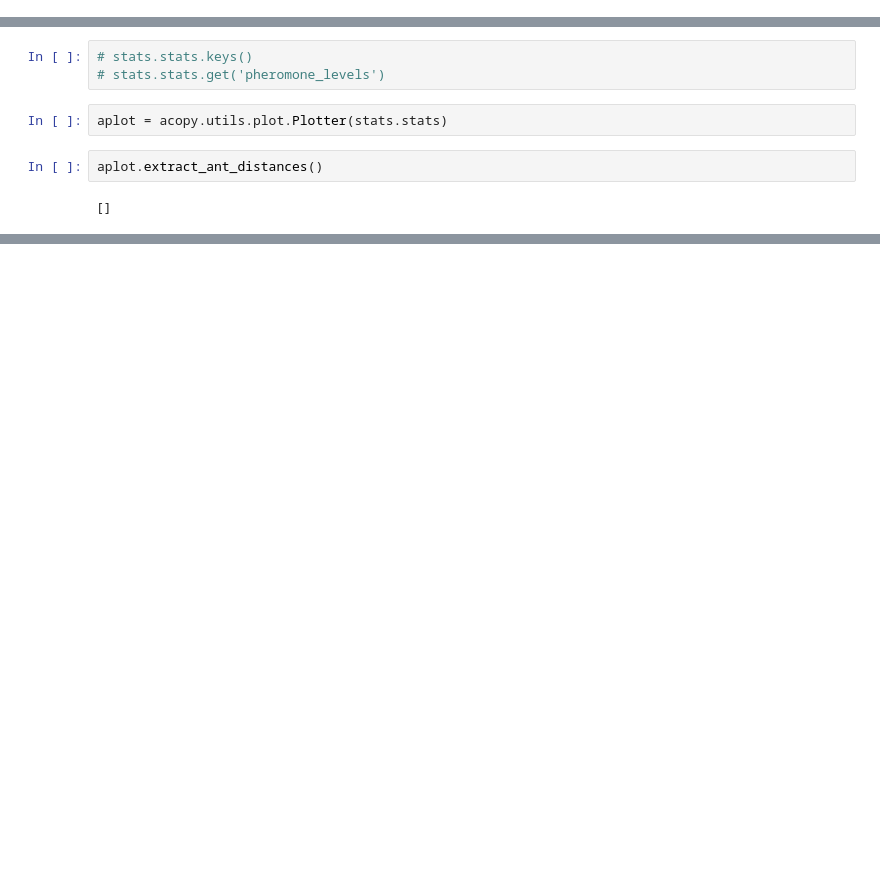
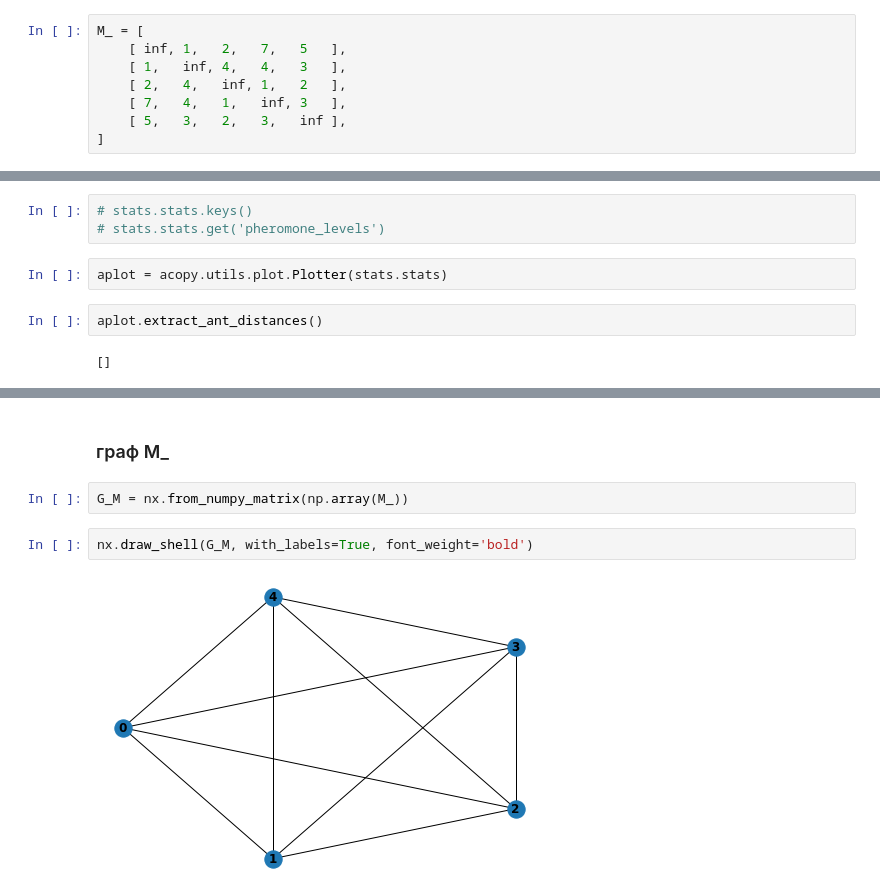
Before and after one commit to dKosarevsky/iu7, a Jupyter notebook: 5sem/labs_tads/tads-lab-03-ant.ipynb, the cells around one changed output, grey strips where cells are left out. Saved outputs shown, nothing was run; the diff lists cells and outputs as text; blank space fills up the shorter version.

```diff
--- a/5sem/labs_tads/tads-lab-03-ant.ipynb
+++ b/5sem/labs_tads/tads-lab-03-ant.ipynb
@@ -18,0 +25,8 @@ import acopy
+# %%
+M_ = [
+    [ inf, 1,   2,   7,   5   ],
+    [ 1,   inf, 4,   4,   3   ],
+    [ 2,   4,   inf, 1,   2   ],
+    [ 7,   4,   1,   inf, 3   ],
+    [ 5,   3,   2,   3,   inf ],
+]
@@ -477,0 +771,8 @@ aplot.plot()
+# %% [markdown]
+### граф M_
+# %%
+G_M = nx.from_numpy_matrix(np.array(M_))
+# %%
+nx.draw_shell(G_M, with_labels=True, font_weight='bold')
+# %% [output]
+[figure, added]
```
Also changed, not shown: parts of 89 cells of this notebook.
